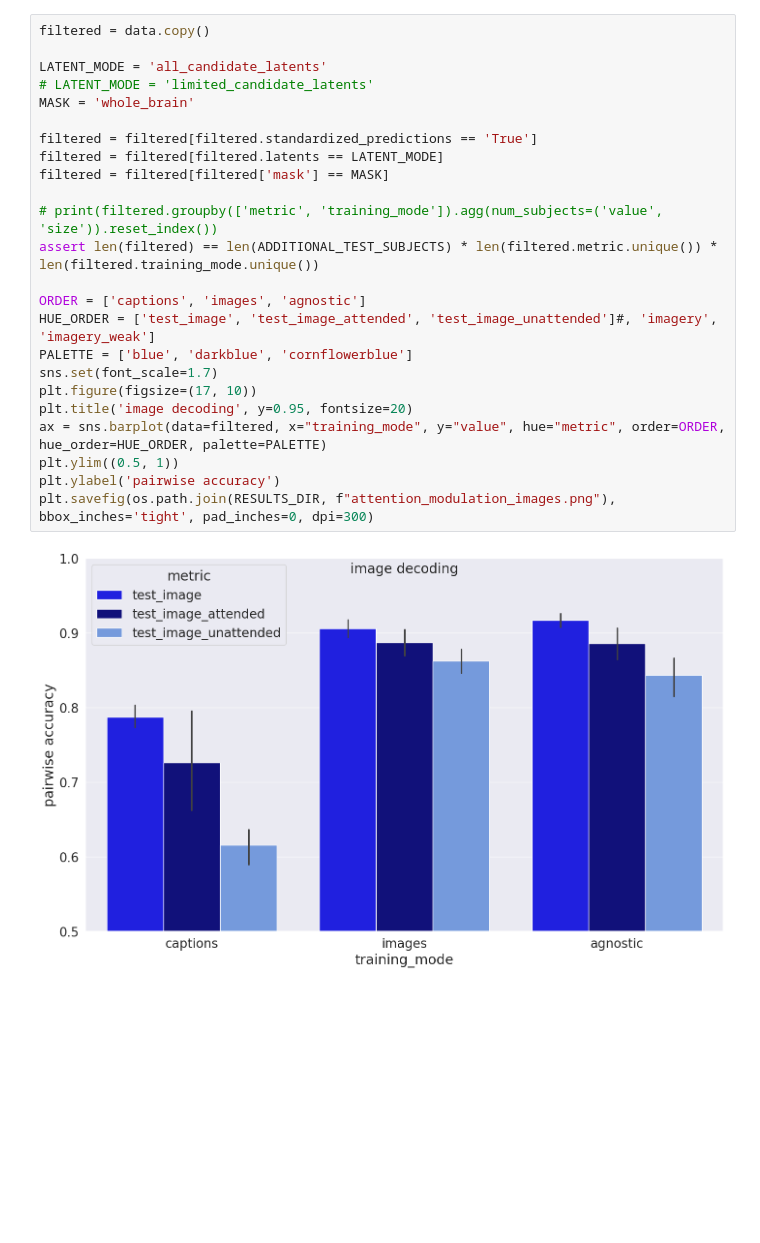
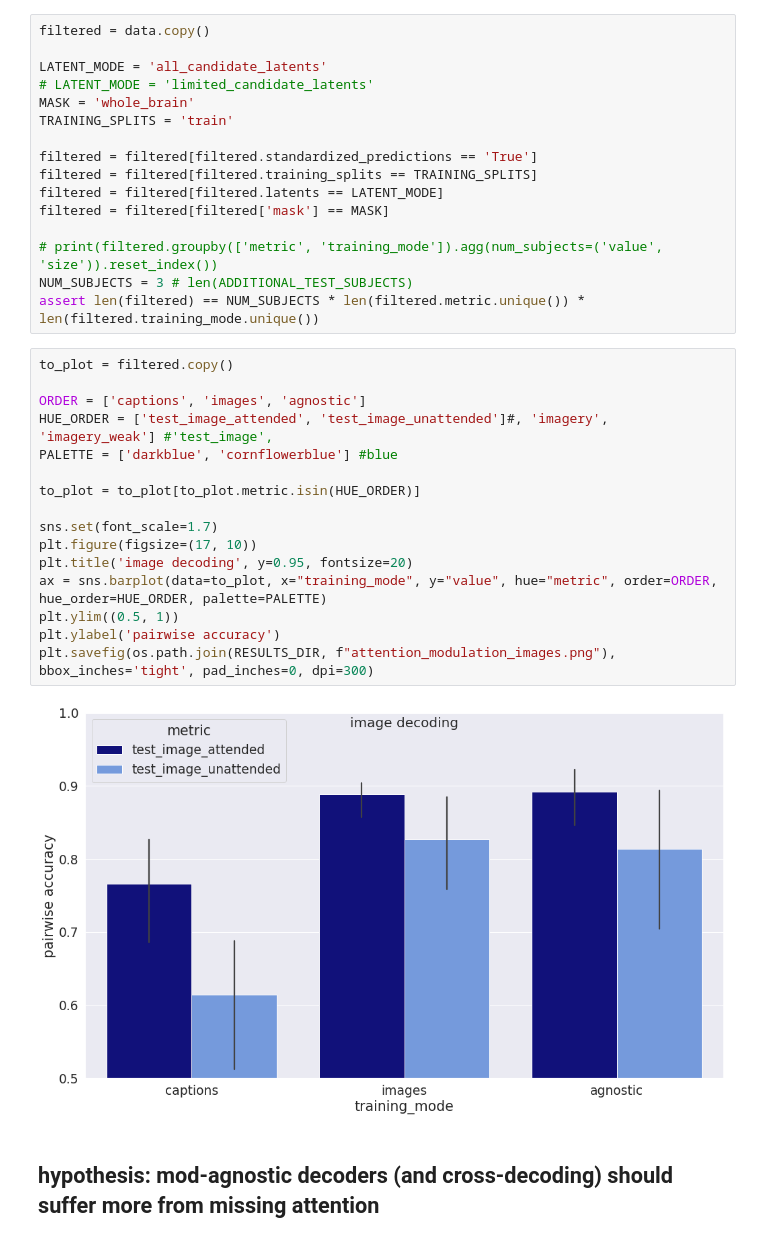
Before and after one commit to mitjanikolaus/multimodal_decoding, a Jupyter notebook: notebooks/analysis_attention_modulation.ipynb, the cells around one changed output. Drawn from its saved outputs; the diff is of its cells as text; blank space fills up the shorter version.

```diff
--- a/notebooks/analysis_attention_modulation.ipynb
+++ b/notebooks/analysis_attention_modulation.ipynb
@@ -71,26 +76,36 @@ print(data[(data.subject == 'sub-01') & (data.model == 'imagebind') & (data.trai
+# %%
+filtered = data.copy()
+
+LATENT_MODE = 'all_candidate_latents'
+# LATENT_MODE = 'limited_candidate_latents'
+MASK = 'whole_brain'
+TRAINING_SPLITS = 'train'
+
+filtered = filtered[filtered.standardized_predictions == 'True']
+filtered = filtered[filtered.training_splits == TRAINING_SPLITS]
+filtered = filtered[filtered.latents == LATENT_MODE]
+filtered = filtered[filtered['mask'] == MASK]
+
+# print(filtered.groupby(['metric', 'training_mode']).agg(num_subjects=('value', 'size')).reset_index())
+NUM_SUBJECTS = 3 # len(ADDITIONAL_TEST_SUBJECTS)
+assert len(filtered) == NUM_SUBJECTS * len(filtered.metric.unique()) * len(filtered.training_mode.unique())
 # %%
-filtered = data.copy()
-
-LATENT_MODE = 'all_candidate_latents'
-# LATENT_MODE = 'limited_candidate_latents'
-MASK = 'whole_brain'
-
-filtered = filtered[filtered.standardized_predictions == 'True']
-filtered = filtered[filtered.latents == LATENT_MODE]
-filtered = filtered[filtered['mask'] == MASK]
-
-# print(filtered.groupby(['metric', 'training_mode']).agg(num_subjects=('value', 'size')).reset_index())
-assert len(filtered) == len(ADDITIONAL_TEST_SUBJECTS) * len(filtered.metric.unique()) * len(filtered.training_mode.unique())
+to_plot = filtered.copy()
 
 ORDER = ['captions', 'images', 'agnostic']
-HUE_ORDER = ['test_image', 'test_image_attended', 'test_image_unattended']#, 'imagery', 'imagery_weak']
-PALETTE = ['blue', 'darkblue', 'cornflowerblue']
+HUE_ORDER = ['test_image_attended', 'test_image_unattended']#, 'imagery', 'imagery_weak'] #'test_image',
+PALETTE = ['darkblue', 'cornflowerblue'] #blue
+
+to_plot = to_plot[to_plot.metric.isin(HUE_ORDER)]
+
 sns.set(font_scale=1.7)
 plt.figure(figsize=(17, 10))
 plt.title('image decoding', y=0.95, fontsize=20)
-ax = sns.barplot(data=filtered, x="training_mode", y="value", hue="metric", order=ORDER, hue_order=HUE_ORDER, palette=PALETTE)
+ax = sns.barplot(data=to_plot, x="training_mode", y="value", hue="metric", order=ORDER, hue_order=HUE_ORDER, palette=PALETTE)
 plt.ylim((0.5, 1))
 plt.ylabel('pairwise accuracy')
 plt.savefig(os.path.join(RESULTS_DIR, f"attention_modulation_images.png"), bbox_inches='tight', pad_inches=0, dpi=300)
 # %% [output]
-[figure, old version]
+[figure, new version]
+# %% [markdown]
+## hypothesis: mod-agnostic decoders (and cross-decoding) should suffer more from missing attention
```
Also changed, not shown: parts of 9 cells of this notebook, 1 other file.
